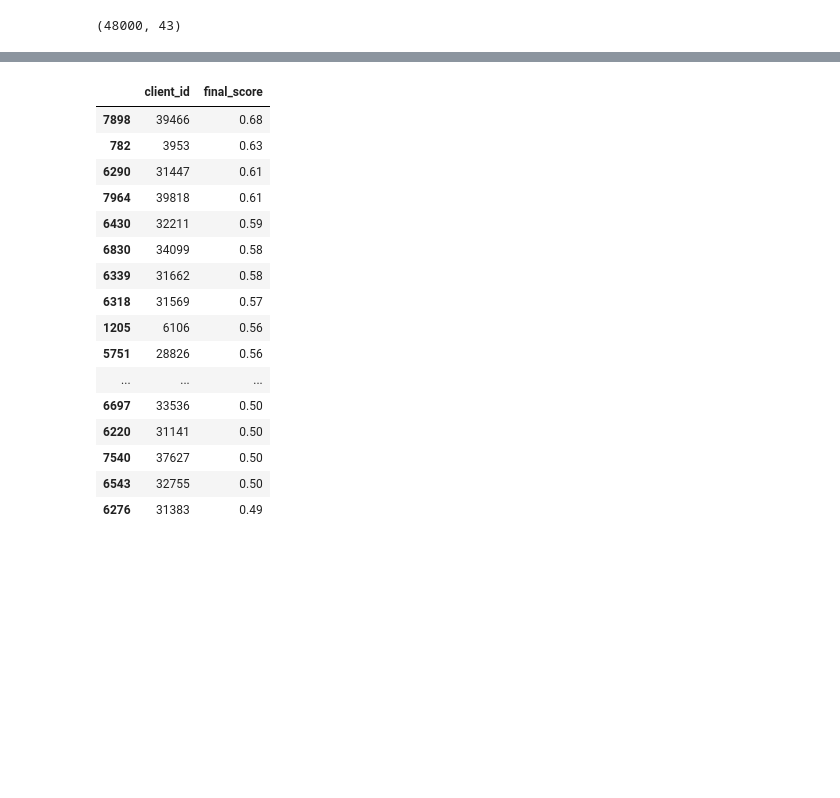
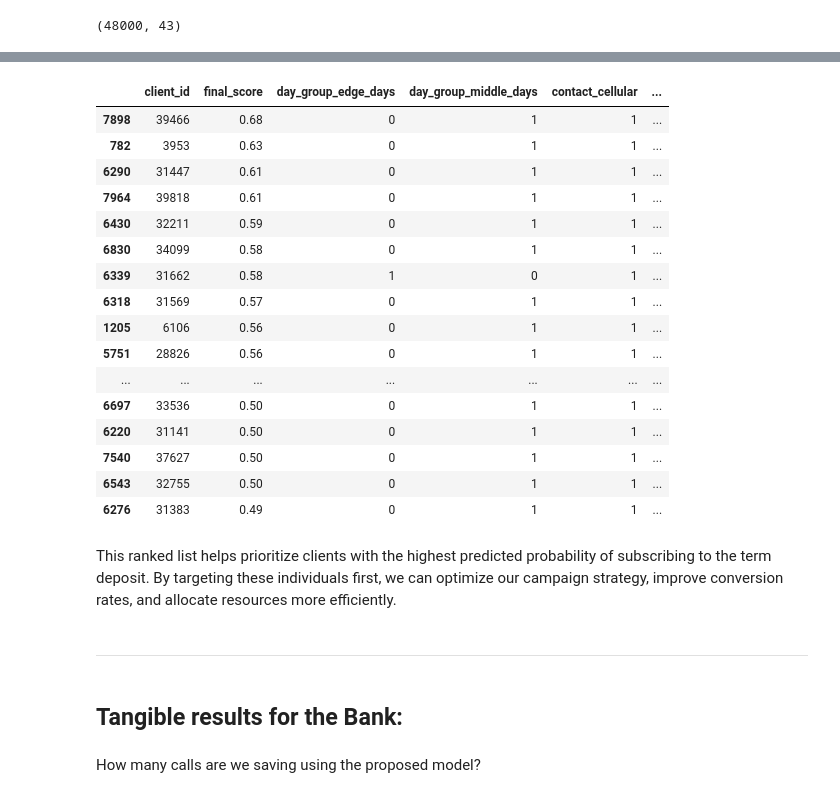
Before and after one commit to FederCO23/Term_Deposit_Marketing_-_tpx4U1BHhRR0IUm9, a Jupyter notebook: TermDepositMarketing.ipynb, the cells around one changed output, grey strips where cells are left out. Cells and saved outputs as stored; diff of their text form; code cells hidden in the pictures; blank space fills up the shorter version.

```diff
--- a/TermDepositMarketing.ipynb
+++ b/TermDepositMarketing.ipynb
@@ -1403,22 +1419,30 @@ top_scenarios = df_preds.groupby('client_id').apply(lambda df: df.loc[df['final_
 # %%
 # Sort and display top candidates
 top_candidates = top_scenarios.sort_values(by='final_score', ascending=False)
-top_candidates[['client_id', 'final_score']].head(30)
+top_candidates[['client_id', 'final_score', 'day_group_edge_days', 'day_group_middle_days', 'contact_cellular', 'contact_telephone', 'contact_unknown' ]].head(30)
 # %% [output]
-|  | client_id | final_score |
-| 7898 | 39466 | 0.68 |
-| 782 | 3953 | 0.63 |
-| 6290 | 31447 | 0.61 |
-| 7964 | 39818 | 0.61 |
-| 6430 | 32211 | 0.59 |
-| 6830 | 34099 | 0.58 |
-| 6339 | 31662 | 0.58 |
-| 6318 | 31569 | 0.57 |
-| 1205 | 6106 | 0.56 |
-| 5751 | 28826 | 0.56 |
-| ... | ... | ... |
-| 6697 | 33536 | 0.50 |
-| 6220 | 31141 | 0.50 |
-| 7540 | 37627 | 0.50 |
-| 6543 | 32755 | 0.50 |
-| 6276 | 31383 | 0.49 |
+|  | client_id | final_score | day_group_edge_days | day_group_middle_days | contact_cellular | ... |
+| 7898 | 39466 | 0.68 | 0 | 1 | 1 | ... |
+| 782 | 3953 | 0.63 | 0 | 1 | 1 | ... |
+| 6290 | 31447 | 0.61 | 0 | 1 | 1 | ... |
+| 7964 | 39818 | 0.61 | 0 | 1 | 1 | ... |
+| 6430 | 32211 | 0.59 | 0 | 1 | 1 | ... |
+| 6830 | 34099 | 0.58 | 0 | 1 | 1 | ... |
+| 6339 | 31662 | 0.58 | 1 | 0 | 1 | ... |
+| 6318 | 31569 | 0.57 | 0 | 1 | 1 | ... |
+| 1205 | 6106 | 0.56 | 0 | 1 | 1 | ... |
+| 5751 | 28826 | 0.56 | 0 | 1 | 1 | ... |
+| ... | ... | ... | ... | ... | ... | ... |
+| 6697 | 33536 | 0.50 | 0 | 1 | 1 | ... |
+| 6220 | 31141 | 0.50 | 0 | 1 | 1 | ... |
+| 7540 | 37627 | 0.50 | 0 | 1 | 1 | ... |
+| 6543 | 32755 | 0.50 | 0 | 1 | 1 | ... |
+| 6276 | 31383 | 0.49 | 0 | 1 | 1 | ... |
+# %% [markdown]
+This ranked list helps prioritize clients with the highest predicted probability of subscribing to the term deposit. By targeting these individuals first, we can optimize our campaign strategy, improve conversion rates, and allocate resources more efficiently.
+# %% [markdown]
+-----
+# %% [markdown]
+## Tangible results for the Bank:
+# %% [markdown]
+How many calls are we saving using the proposed model?
```
Also changed, not shown: parts of 22 cells of this notebook.
